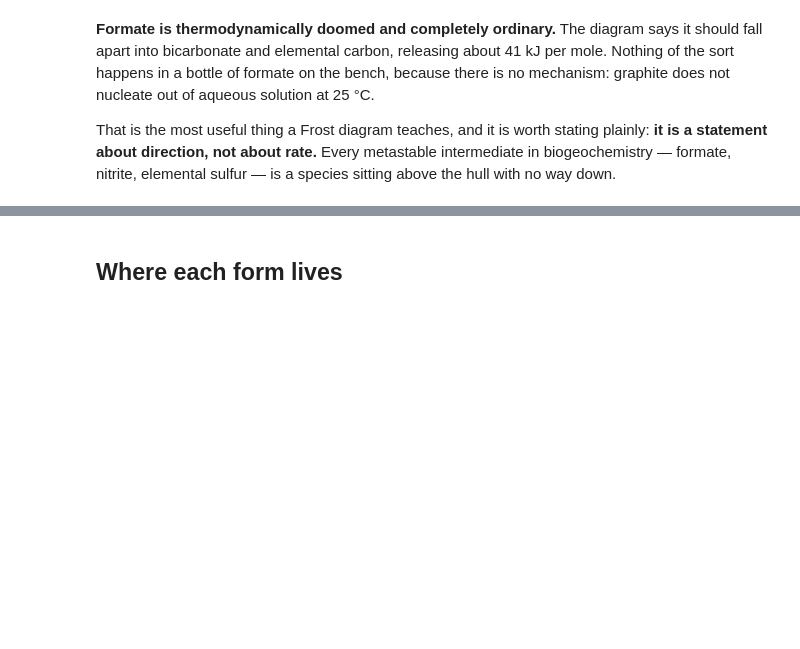
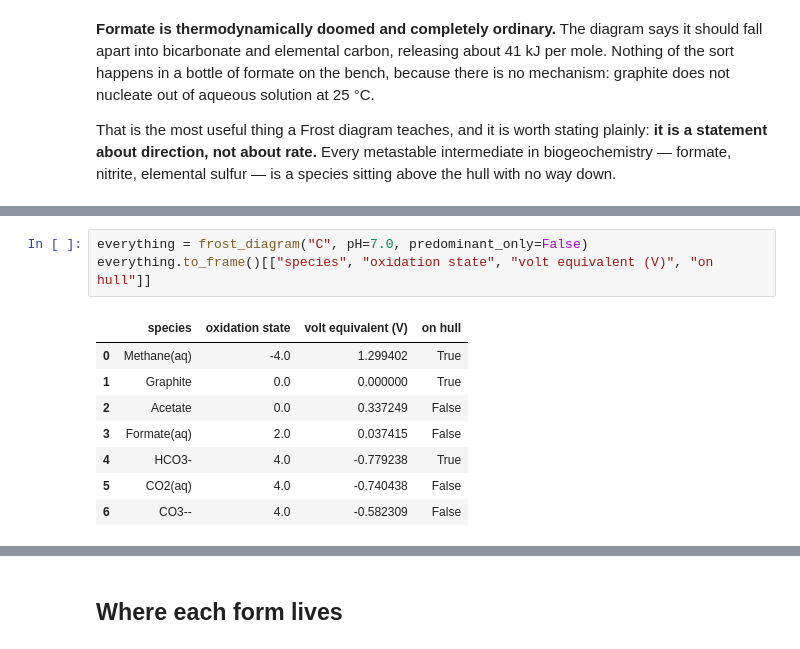
Before and after one commit to JamesRH/microbial_thermo, a Jupyter notebook: notebooks/05_carbon.ipynb, the cells around one changed output, grey strips where cells are left out. Cells and saved outputs as stored; diff of their text form; blank space fills up the shorter version.

```diff
--- a/notebooks/05_carbon.ipynb
+++ b/notebooks/05_carbon.ipynb
@@ -118,0 +127,12 @@ sulfur — is a species sitting above the hull with no way down.
+# %%
+everything = frost_diagram("C", pH=7.0, predominant_only=False)
+everything.to_frame()[["species", "oxidation state", "volt equivalent (V)", "on hull"]]
+# %% [output]
+|  | species | oxidation state | volt equivalent (V) | on hull |
+| 0 | Methane(aq) | -4.0 | 1.299402 | True |
+| 1 | Graphite | 0.0 | 0.000000 | True |
+| 2 | Acetate | 0.0 | 0.337249 | False |
+| 3 | Formate(aq) | 2.0 | 0.037415 | False |
+| 4 | HCO3- | 4.0 | -0.779238 | True |
+| 5 | CO2(aq) | 4.0 | -0.740438 | False |
+| 6 | CO3-- | 4.0 | -0.582309 | False |
```
Also changed, not shown: parts of 10 cells of this notebook, 7 other files.
